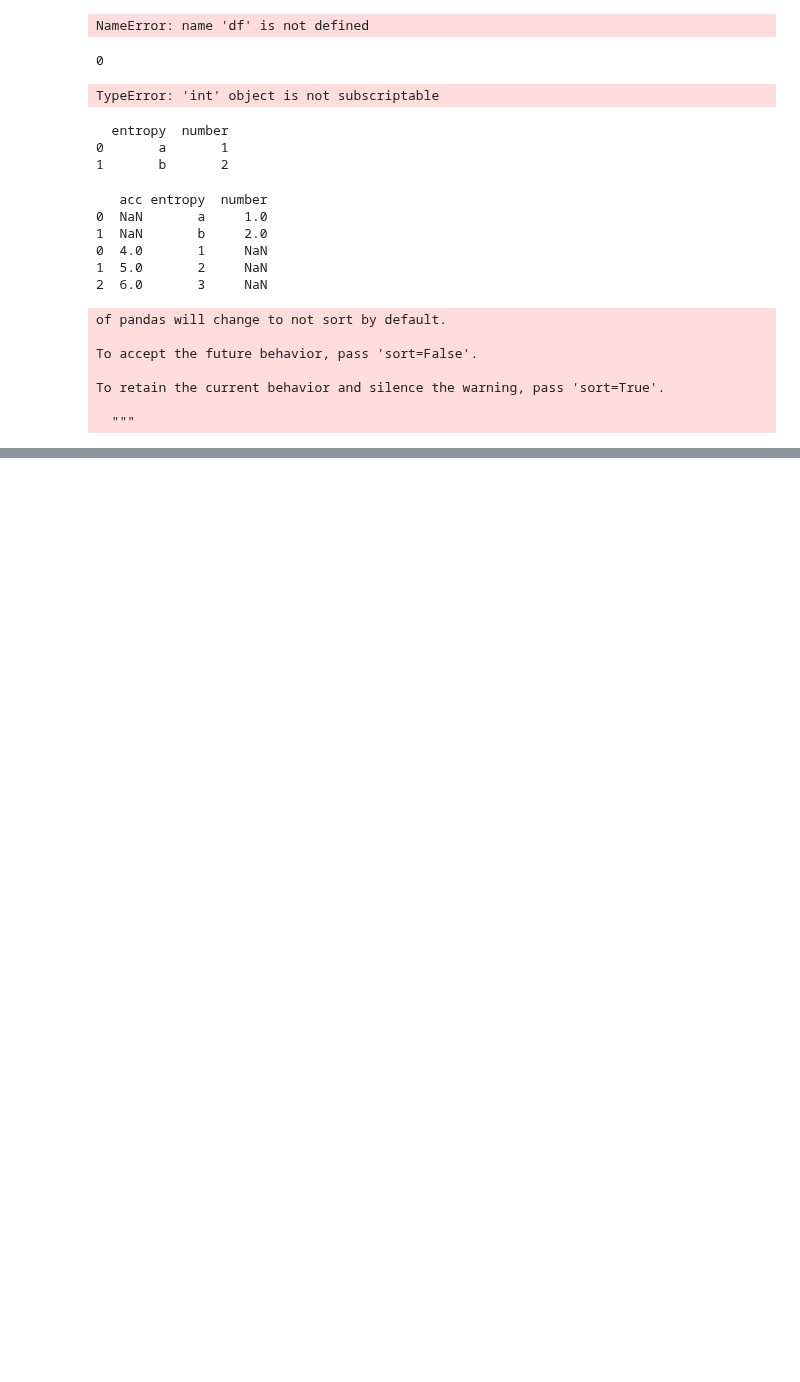
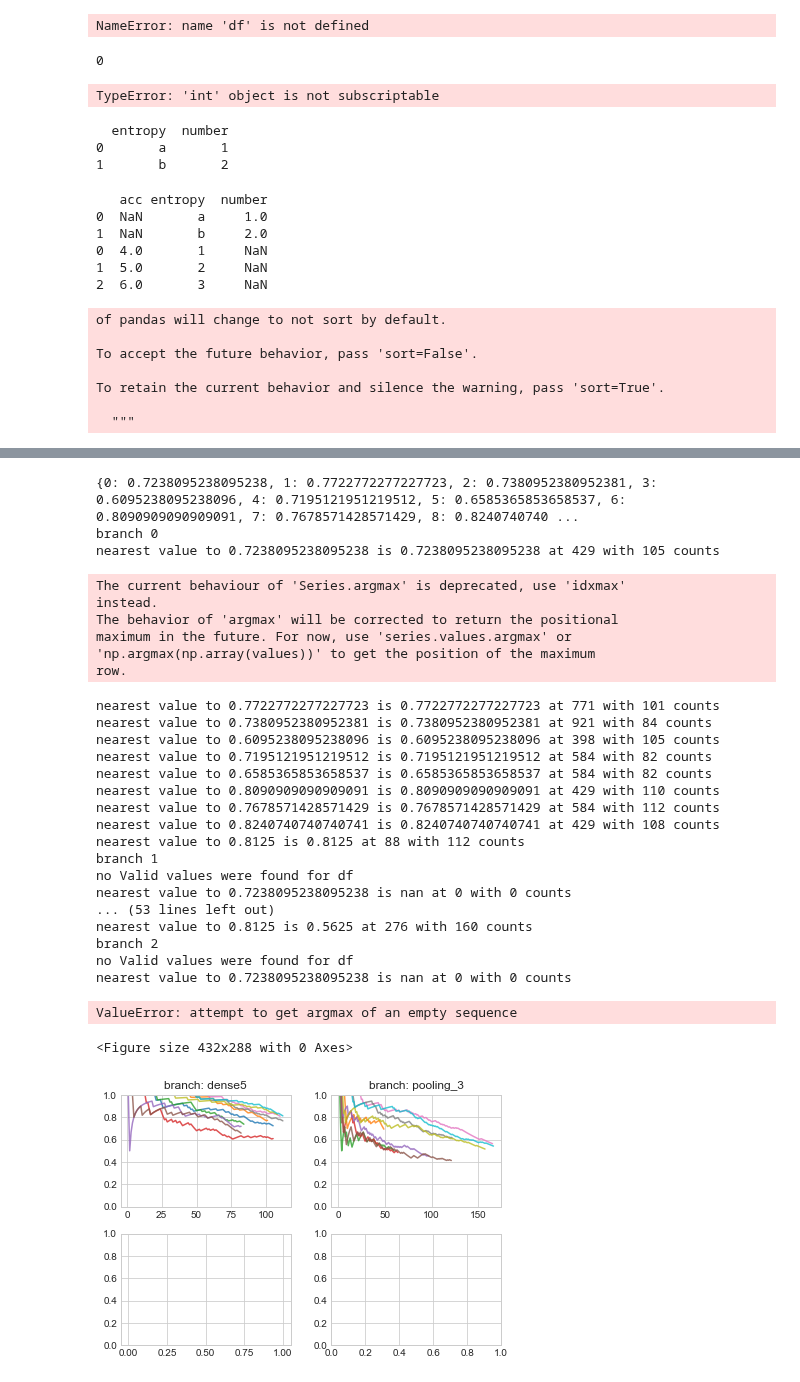
Before and after one commit to SanityLacking/BrevisNet, a Jupyter notebook: graphs.ipynb, the cells around one changed output, grey strips where cells are left out. Cells and saved outputs as stored; diff of their text form; code cells hidden in the pictures; blank space fills up the shorter version.

Commit message:
threshold detector almost finished

```diff
--- a/graphs.ipynb
+++ b/graphs.ipynb
@@ -1152,0 +1256,48 @@ branch 1
+# %%
+import csv
+
+with open('results/labels.csv', newline='') as f:
+    reader = csv.reader(f,quoting=csv.QUOTE_NONNUMERIC)
+    pred = list(reader)
+with open('results/predClasses.csv', newline='') as f:
+    reader = csv.reader(f,quoting=csv.QUOTE_NONNUMERIC)
+    labels = list(reader)
+with open('results/predEntropy.csv', newline='') as f:
+    reader = csv.reader(f,quoting=csv.QUOTE_NONNUMERIC)
+    entropy = list(reader)
+
+# y = findMainExitAccuracies(pred, labels, 4,[0,1,2,3,4,5,6,7,8,9], ["dense5","pooling_3","pooling_4","dense_3"],graph=True)
+y = findThreshold(pred, labels, entropy, 4,[0,1,2,3,4,5,6,7,8,9], ["dense5","pooling_3","pooling_4","dense_3"])
+
+
+# print(y)
+# %% [output]
+{0: 0.7238095238095238, 1: 0.7722772277227723, 2: 0.7380952380952381, 3: 0.6095238095238096, 4: 0.7195121951219512, 5: 0.6585365853658537, 6: 0.8090909090909091, 7: 0.7678571428571429, 8: 0.8240740740 ...
+branch 0
+nearest value to 0.7238095238095238 is 0.7238095238095238 at 429 with 105 counts
+The current behaviour of 'Series.argmax' is deprecated, use 'idxmax'
+instead.
+The behavior of 'argmax' will be corrected to return the positional
+maximum in the future. For now, use 'series.values.argmax' or
+'np.argmax(np.array(values))' to get the position of the maximum
+row.
+nearest value to 0.7722772277227723 is 0.7722772277227723 at 771 with 101 counts
+nearest value to 0.7380952380952381 is 0.7380952380952381 at 921 with 84 counts
+nearest value to 0.6095238095238096 is 0.6095238095238096 at 398 with 105 counts
+nearest value to 0.7195121951219512 is 0.7195121951219512 at 584 with 82 counts
+nearest value to 0.6585365853658537 is 0.6585365853658537 at 584 with 82 counts
+nearest value to 0.8090909090909091 is 0.8090909090909091 at 429 with 110 counts
+nearest value to 0.7678571428571429 is 0.7678571428571429 at 584 with 112 counts
+nearest value to 0.8240740740740741 is 0.8240740740740741 at 429 with 108 counts
+nearest value to 0.8125 is 0.8125 at 88 with 112 counts
+branch 1
+no Valid values were found for df
+nearest value to 0.7238095238095238 is nan at 0 with 0 counts
+... (53 lines left out)
+nearest value to 0.8125 is 0.5625 at 276 with 160 counts
+branch 2
+no Valid values were found for df
+nearest value to 0.7238095238095238 is nan at 0 with 0 counts
+ValueError: attempt to get argmax of an empty sequence
+<Figure size 432x288 with 0 Axes>
+[figure, added]
```
Also changed, not shown: parts of 9 cells of this notebook, 1 other file.
